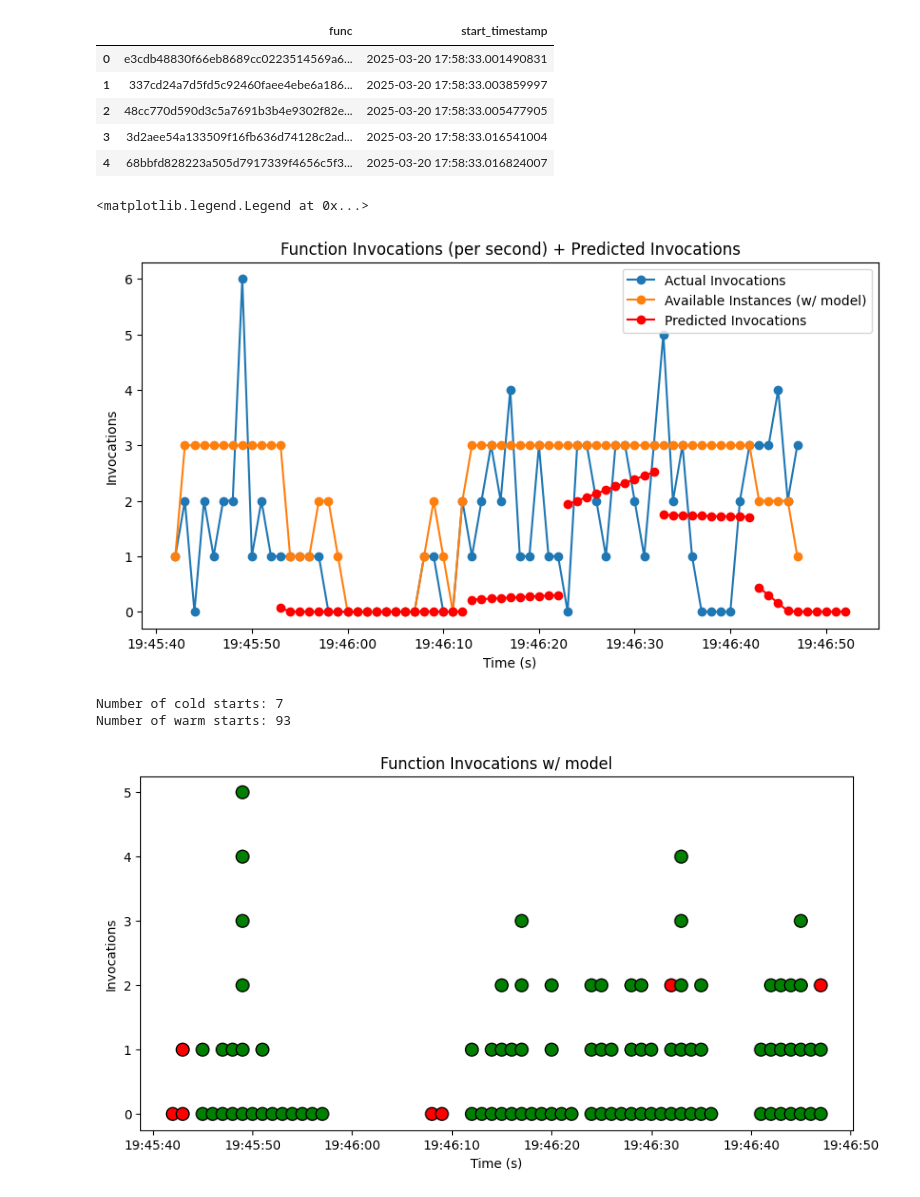
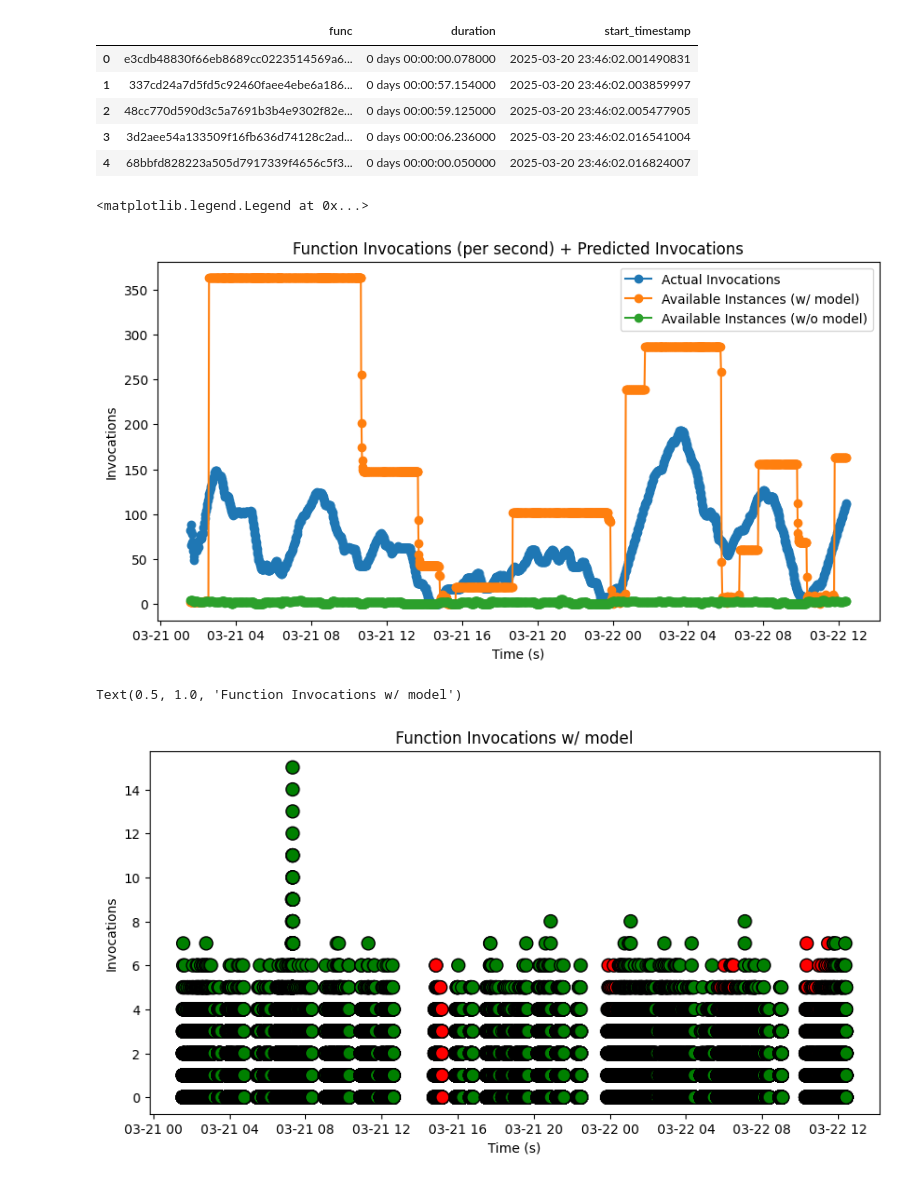
Before and after one commit to yuridekim/serverless-forecasting, a Jupyter notebook: sf2.ipynb, the cells around one changed output. Saved outputs shown, nothing was run; the diff lists cells and outputs as text; code cells hidden in the pictures.

```diff
--- a/sf2.ipynb
+++ b/sf2.ipynb
@@ -1,6 +1,7 @@
 # %%
 from datetime import datetime
 import pandas as pd
+import matplotlib.pyplot as plt
 
 data_path = "data/AzureFunctionsInvocationTraceForTwoWeeksJan2021.txt"
 
@@ -8,15 +9,16 @@ df = pd.read_csv(data_path)
 df["start_timestamp"] = df["end_timestamp"] - df["duration"]
 df = df.sort_values(by="start_timestamp", ascending=True)
 df["start_timestamp"] = pd.to_datetime(df["start_timestamp"], unit="s", origin=datetime.now())
-df = df.drop("app", axis=1).drop("end_timestamp", axis=1).drop("duration", axis=1)
+df["duration"] = pd.to_timedelta(df["duration"], unit="s")
+df = df.drop("app", axis=1).drop("end_timestamp", axis=1)
 df.head()
 # %% [output]
-|  | func | start_timestamp |
-| 0 | e3cdb48830f66eb8689cc0223514569a6... | 2025-03-20 17:58:33.001490831 |
-| 1 | 337cd24a7d5fd5c92460faee4ebe6a186... | 2025-03-20 17:58:33.003859997 |
-| 2 | 48cc770d590d3c5a7691b3b4e9302f82e... | 2025-03-20 17:58:33.005477905 |
-| 3 | 3d2aee54a133509f16fb636d74128c2ad... | 2025-03-20 17:58:33.016541004 |
-| 4 | 68bbfd828223a505d7917339f4656c5f3... | 2025-03-20 17:58:33.016824007 |
+|  | func | duration | start_timestamp |
+| 0 | e3cdb48830f66eb8689cc0223514569a6... | 0 days 00:00:00.078000 | 2025-03-20 23:46:02.001490831 |
+| 1 | 337cd24a7d5fd5c92460faee4ebe6a186... | 0 days 00:00:57.154000 | 2025-03-20 23:46:02.003859997 |
+| 2 | 48cc770d590d3c5a7691b3b4e9302f82e... | 0 days 00:00:59.125000 | 2025-03-20 23:46:02.005477905 |
+| 3 | 3d2aee54a133509f16fb636d74128c2ad... | 0 days 00:00:06.236000 | 2025-03-20 23:46:02.016541004 |
+| 4 | 68bbfd828223a505d7917339f4656c5f3... | 0 days 00:00:00.050000 | 2025-03-20 23:46:02.016824007 |
 # %%
 from simulator import ServerlessSimulator, Distribution
 
@@ -46,26 +28,46 @@ logs = sim.run(with_model=True)
+# %%
+sim = ServerlessSimulator(df, warm_dist, cold_dist,
+                          default_min_num_containers=0,
+                          default_warming_period=600,
+                          predictor_interval=3600,
+                          predictor_history_interval=100000,
+                          granularity=60
+                        )
+
+logs = sim.run(df["func"].mode()[0], 100000, with_model=True)
+# %%
+sim_no = ServerlessSimulator(df, warm_dist, cold_dist,
+                          default_min_num_containers=0,
+                          default_warming_period=600,
+                          predictor_interval=3600,
+                          predictor_history_interval=100000,
+                          granularity=60
+                        )
+
+logs_no = sim_no.run(df["func"].mode()[0], 100000, with_model=False)
 # %%
-import matplotlib.pyplot as plt
-
 f = sim._functions[df["func"].mode()[0]]
+f_no = sim_no._functions[df["func"].mode()[0]]
 
 plt.figure(figsize=(10, 5))
 plt.title("Function Invocations (per second) + Predicted Invocations")
 plt.xlabel("Time (s)")
 plt.ylabel("Invocations")
-plt.plot(f.history['ds'], f.history['y'], '-o', label="Actual Invocations")
+f.history["y_s"] = f.history["y"].rolling(window=100, min_periods=1).mean()
+plt.plot(f.history['ds'], f.history['y_s'], '-o', label="Actual Invocations")
 
 plt.plot(f.history['ds'], f.history['available_containers'], '-o', label="Available Instances (w/ model)")
-# plt.plot(remaining_instances_no['ds'], remaining_instances_no['num'], '-o', label="Available Instances (w/o model)")
+plt.plot(f_no.history['ds'], f_no.history['available_containers'], '-o', label="Available Instances (w/o model)")
 
-for pred in f.predictions:
-    plt.plot(pred['ds'], list(map(lambda x: 0 if x < 0 else x, pred['yhat'])), '-o', color="red", label="Predicted Invocations")
+# for pred in f.predictions:
+#     plt.plot(pred['ds'], list(map(lambda x: 0 if x < 0 else x, pred['yhat'])), '-o', color="red", label="Predicted Invocations")
 
 handles, labels = plt.gca().get_legend_handles_labels()
 by_label = dict(zip(labels, handles))
 plt.legend(by_label.values(), by_label.keys())
 # %% [output]
 <matplotlib.legend.Legend at 0x...>
-[figure, old version]
+[figure, new version]
 # %%
 invoked_floor = pd.DataFrame(logs)
 invoked_floor['ds'] = invoked_floor['ds'].dt.floor('s')
@@ -77,6 +79,5 @@ plt.xlabel("Time (s)")
 plt.ylabel("Invocations")
 plt.title('Function Invocations w/ model')
 # %% [output]
-Number of cold starts: 7
-Number of warm starts: 93
+Text(0.5, 1.0, 'Function Invocations w/ model')
-[figure, old version]
+[figure, new version]
```
Also changed, not shown: parts of 5 cells of this notebook, 1 other file.
